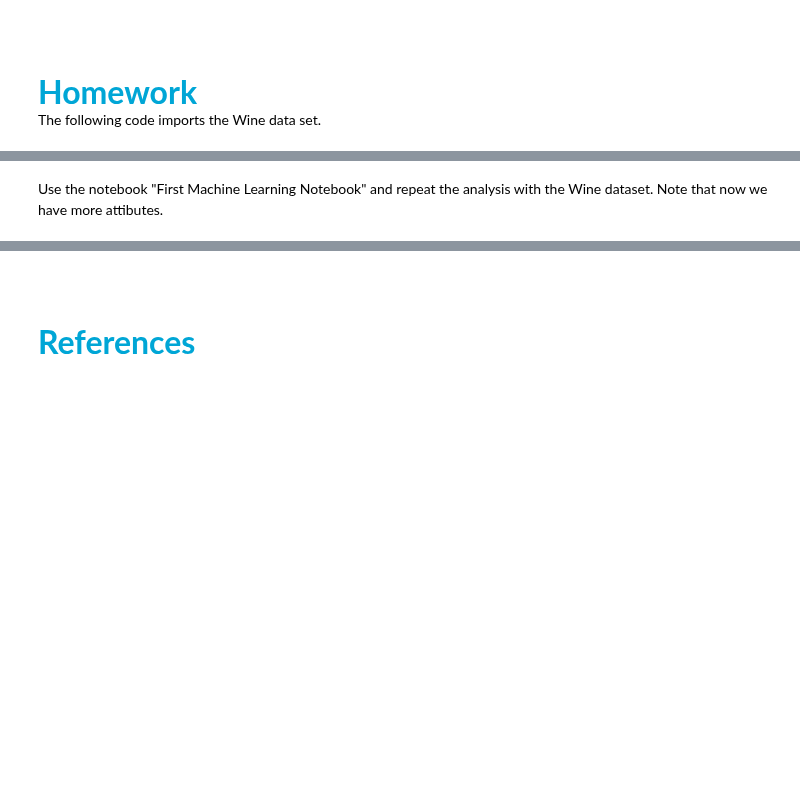
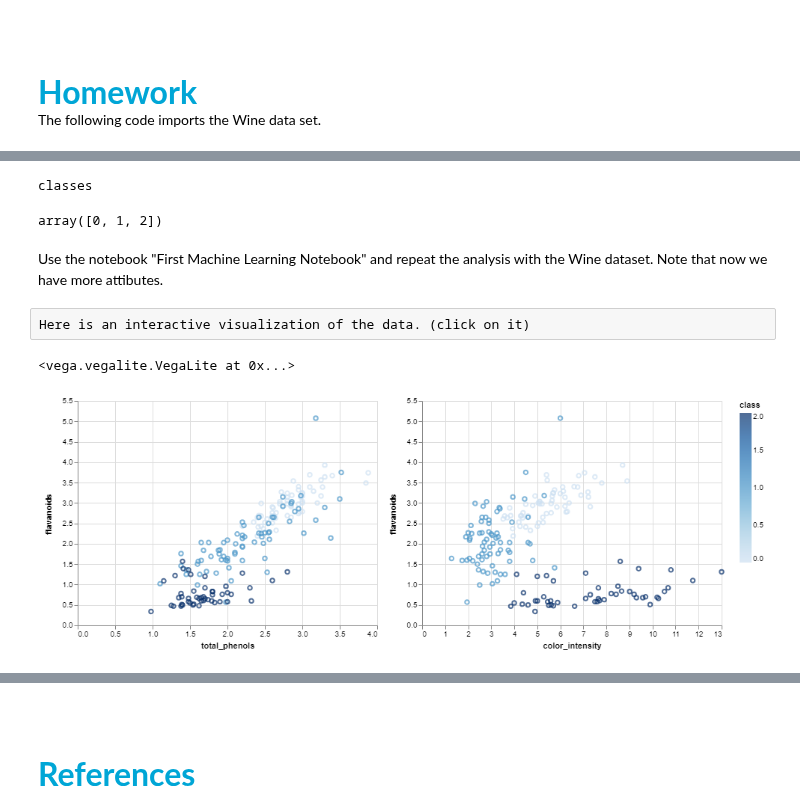
Before and after one commit to mendozacortesgroup/machine_learning_class, a Jupyter notebook: Lectures_Jupyter/L3_Decisions_Trees/L3_Decision_Trees.ipynb, the cells around one changed output, grey strips where cells are left out. Cells and saved outputs as stored; diff of their text form; code cells hidden in the pictures; blank space fills up the shorter version.

```diff
--- a/Lectures_Jupyter/L3_Decisions_Trees/L3_Decision_Trees.ipynb
+++ b/Lectures_Jupyter/L3_Decisions_Trees/L3_Decision_Trees.ipynb
@@ -267,2 +272,30 @@ class: class_0, class_1, class_2.
+# %%
+print('classes:')
+np.unique(data['target'])
+# %% [output]
+classes
+array([0, 1, 2])
 # %% [markdown]
 Use the notebook "First Machine Learning Notebook" and repeat the analysis with the Wine dataset. Note that now we have more attibutes.
+# %% [raw]
+Here is an interactive visualization of the data. (click on it)
+# %%
+#We move it to panda
+index = [i for i in range(len(data['data']))]
+#wine_Data has the data and classes has the labels
+wine_Data = pd.DataFrame(data = np.float_(data['data']), index = index, columns = data['feature_names'])
+classes=np.array(np.int_(data['target']))
+# %%
+import copy
+wineWithLabel = wine_Data.copy(deep=True)
+wineWithLabel['class']=classes
+interval = alt.selection_interval()
+base = alt.Chart(wineWithLabel).mark_point().encode(
+    y = 'flavanoids',
+    color = alt.condition(interval,'class', alt.value('lightgray')),
+    tooltip="class"
+).add_selection(interval)
+base.encode(x='total_phenols')|base.encode(x="color_intensity")
+# %% [output]
+<vega.vegalite.VegaLite at 0x...>
+[figure, added]
```
Also changed, not shown: parts of 5 cells of this notebook, 1 other file.
